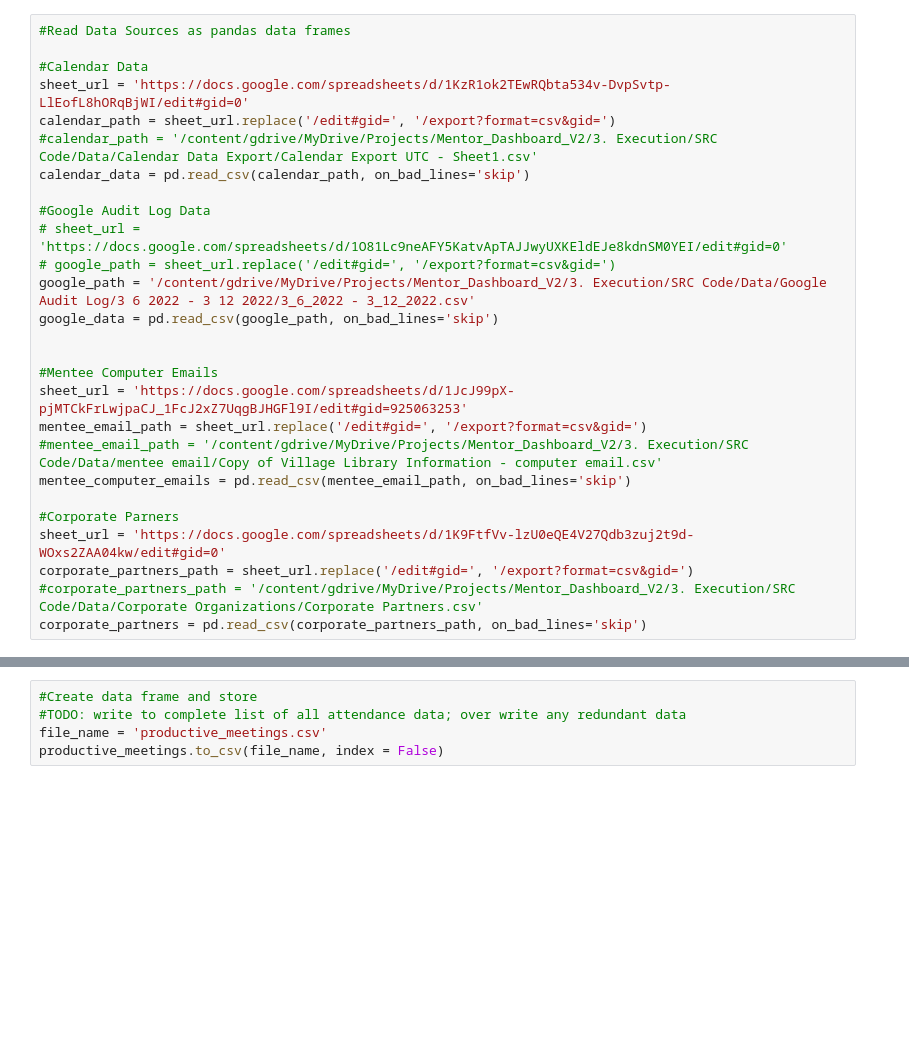
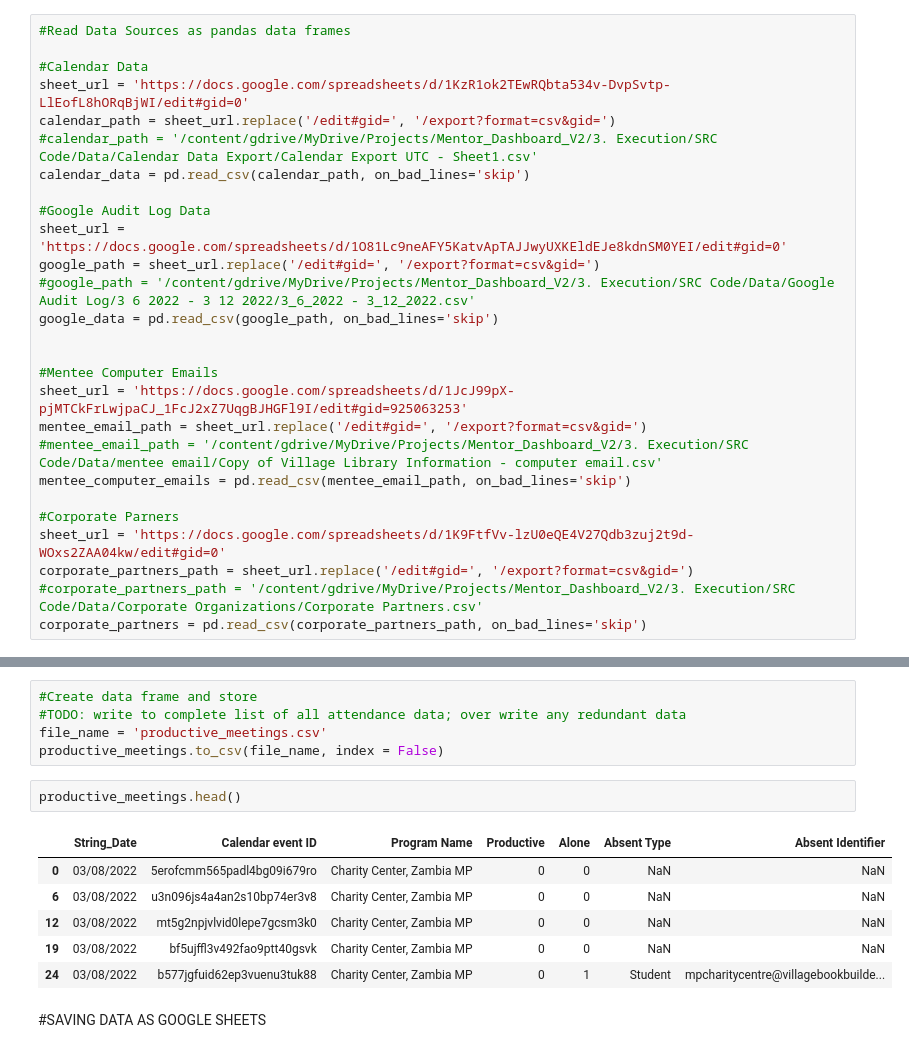
Before and after one commit to VillageBookBuilders/Mentor-Dashboard-V2, a Jupyter notebook: Attendance_Tracking_Calendar_Export.ipynb, the cells around one changed output, grey strips where cells are left out. Saved outputs shown, nothing was run; the diff lists cells and outputs as text; blank space fills up the shorter version.

Commit message:
Writing data to google sheet

```diff
--- a/Attendance_Tracking_Calendar_Export.ipynb
+++ b/Attendance_Tracking_Calendar_Export.ipynb
@@ -72,9 +90,9 @@ calendar_path = sheet_url.replace('/edit#gid=', '/export?format=csv&gid=')
 calendar_data = pd.read_csv(calendar_path, on_bad_lines='skip')
 
 #Google Audit Log Data
-# sheet_url = 'https://docs.google.com/spreadsheets/d/1O81Lc9neAFY5KatvApTAJJwyUXKEldEJe8kdnSM0YEI/edit#gid=0'
-# google_path = sheet_url.replace('/edit#gid=', '/export?format=csv&gid=')
-google_path = '/content/gdrive/MyDrive/Projects/Mentor_Dashboard_V2/3. Execution/SRC Code/Data/Google Audit Log/3 6 2022 - 3 12 2022/3_6_2022 - 3_12_2022.csv'
+sheet_url = 'https://docs.google.com/spreadsheets/d/1O81Lc9neAFY5KatvApTAJJwyUXKEldEJe8kdnSM0YEI/edit#gid=0'
+google_path = sheet_url.replace('/edit#gid=', '/export?format=csv&gid=')
+#google_path = '/content/gdrive/MyDrive/Projects/Mentor_Dashboard_V2/3. Execution/SRC Code/Data/Google Audit Log/3 6 2022 - 3 12 2022/3_6_2022 - 3_12_2022.csv'
 google_data = pd.read_csv(google_path, on_bad_lines='skip')
 
 
@@ -350,3 +379,14 @@ for index, meeting in productive_meetings.iterrows():
 #TODO: write to complete list of all attendance data; over write any redundant data
 file_name = 'productive_meetings.csv'
 productive_meetings.to_csv(file_name, index = False)
+# %%
+productive_meetings.head()
+# %% [output]
+|  | String_Date | Calendar event ID | Program Name | Productive | Alone | Absent Type | Absent Identifier |
+| 0 | 03/08/2022 | 5erofcmm565padl4bg09i679ro | Charity Center, Zambia MP | 0 | 0 | NaN | NaN |
+| 6 | 03/08/2022 | u3n096js4a4an2s10bp74er3v8 | Charity Center, Zambia MP | 0 | 0 | NaN | NaN |
+| 12 | 03/08/2022 | mt5g2npjvlvid0lepe7gcsm3k0 | Charity Center, Zambia MP | 0 | 0 | NaN | NaN |
+| 19 | 03/08/2022 | bf5ujffl3v492fao9ptt40gsvk | Charity Center, Zambia MP | 0 | 0 | NaN | NaN |
+| 24 | 03/08/2022 | b577jgfuid62ep3vuenu3tuk88 | Charity Center, Zambia MP | 0 | 1 | Student | mpcharitycentre@villagebookbuilde... |
+# %% [markdown]
+#SAVING DATA AS GOOGLE SHEETS
```
Also changed, not shown: parts of 12 cells of this notebook.
